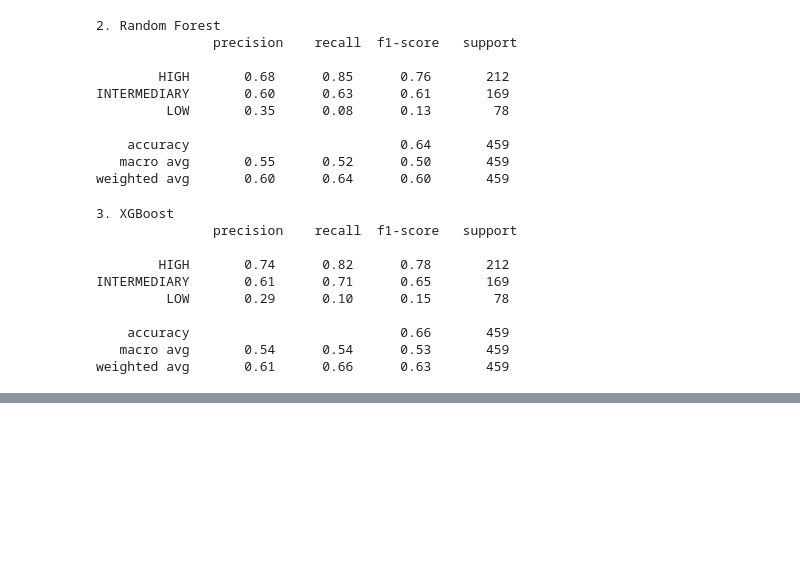
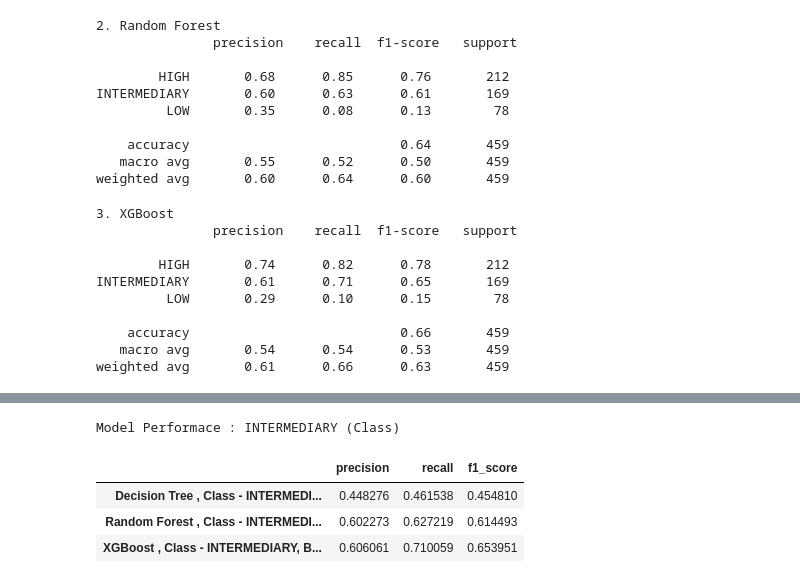
Before and after one commit to avimallik/pulse_ml_heart_disease_predictor, a Jupyter notebook: data_preprocessing.ipynb, the cells around one changed output, grey strips where cells are left out. Drawn from its saved outputs; the diff is of its cells as text; code cells hidden in the pictures; blank space fills up the shorter version.

```diff
--- a/data_preprocessing.ipynb
+++ b/data_preprocessing.ipynb
@@ -914,0 +887,22 @@ model_comparison_df
+# %%
+metrics_inter_rf_model = eval_metrics_with_label(
+    x_split_class_obj.y_test,
+    y_pred_rf_model,
+    'INTERMEDIARY'
+)
+
+metrics_inter_dtree = eval_metrics_with_label(
+    x_split_class_obj.y_test,
+    y_pred_d_tree,
+    'INTERMEDIARY'
+)
+
+metrics_inter_xgboost = eval_metrics_with_label(
+    x_split_class_obj.y_test,
+    y_pred_xgboost,
+    'INTERMEDIARY'
+)
+
+print(metrics_inter_rf_model)
+print(metrics_inter_dtree)
+print(metrics_inter_xgboost)
@@ -914,0 +949,6 @@ model_comparison_df
+# %%
+df_rf_model_score_inter = pd.DataFrame([metrics_inter_rf_model], columns=["precision", "recall", "f1_score"], index=['Random Forest , Class - INTERMEDIARY, Stable Model'])
+df_dtree_score_inter = pd.DataFrame([metrics_inter_dtree], columns=["precision", "recall", "f1_score"], index=['Decision Tree , Class - INTERMEDIARY, Baseline Model'])
+df_xgboost_score_inter = pd.DataFrame([metrics_inter_xgboost], columns=["precision", "recall", "f1_score"], index=['XGBoost , Class - INTERMEDIARY, Balanced Model'])
+
+df_score_inter = pd.concat([df_dtree_score_inter, df_rf_model_score_inter, df_xgboost_score_inter])
@@ -914,0 +974,9 @@ model_comparison_df
+# %%
+print("Model Performace : INTERMEDIARY (Class)")
+df_score_inter
+# %% [output]
+Model Performace : INTERMEDIARY (Class)
+|  | precision | recall | f1_score |
+| Decision Tree , Class - INTERMEDI... | 0.448276 | 0.461538 | 0.454810 |
+| Random Forest , Class - INTERMEDI... | 0.602273 | 0.627219 | 0.614493 |
+| XGBoost , Class - INTERMEDIARY, B... | 0.606061 | 0.710059 | 0.653951 |
```
Also changed, not shown: parts of 22 cells of this notebook, 1 other file.
